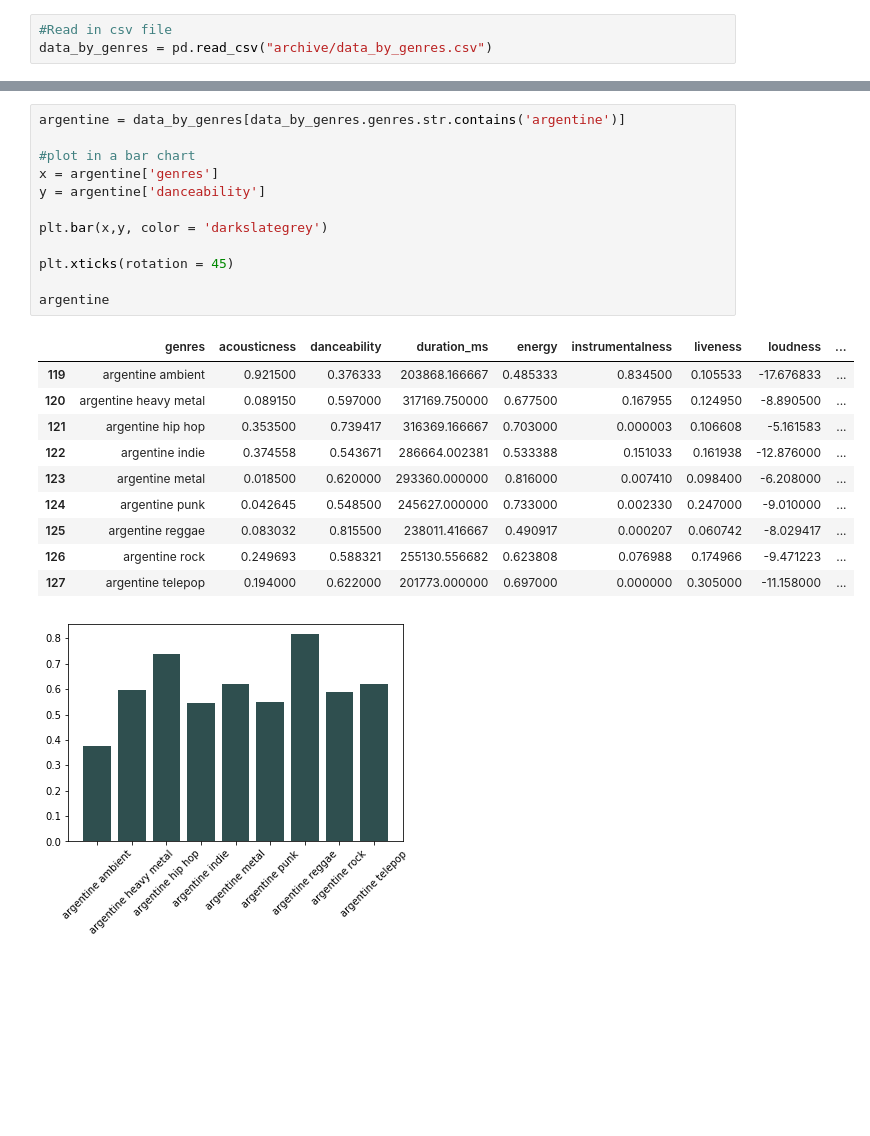
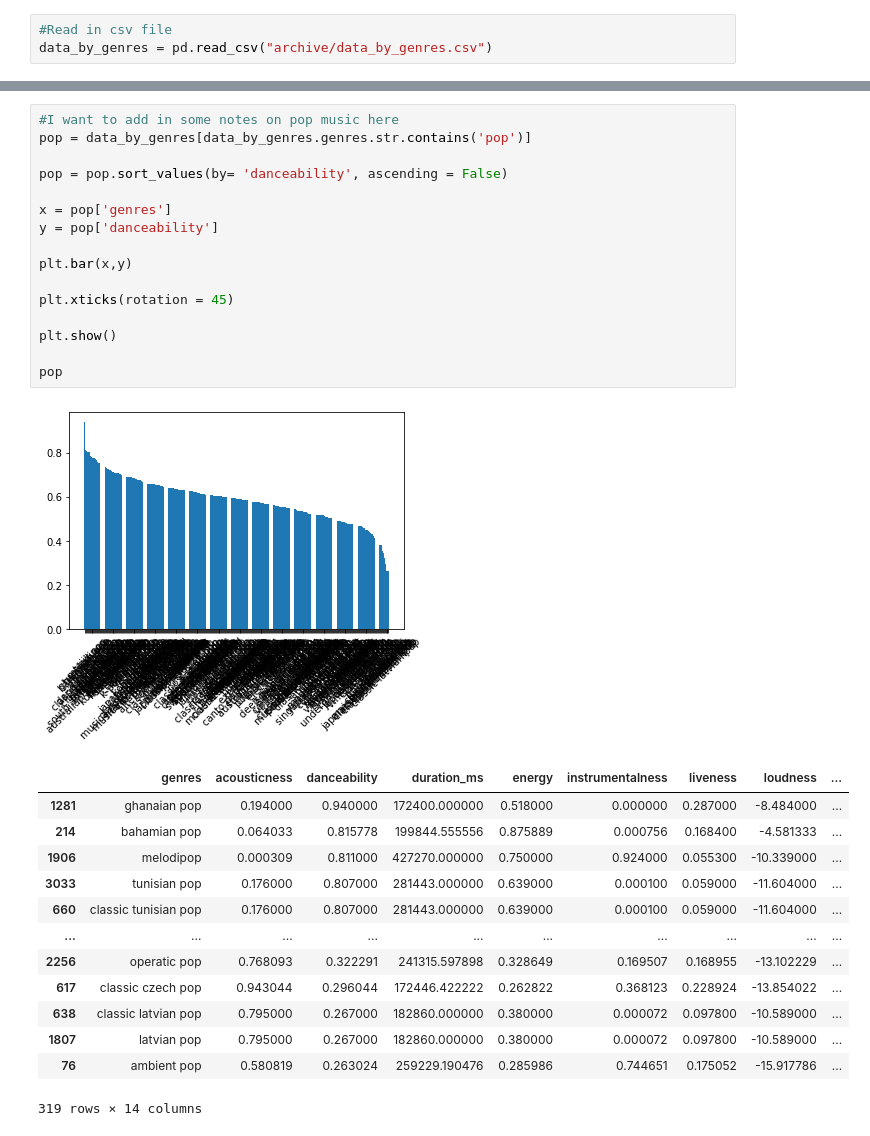
Before and after one commit to collinmpage/NWDS-project-one, a Jupyter notebook: data_visualized.ipynb, the cells around one changed output, grey strips where cells are left out. Drawn from its saved outputs; the diff is of its cells as text; blank space fills up the shorter version.

```diff
--- a/data_visualized.ipynb
+++ b/data_visualized.ipynb
@@ -76,24 +341,31 @@ plt.xticks(rotation = 45)
 # %%
-argentine = data_by_genres[data_by_genres.genres.str.contains('argentine')]
+#I want to add in some notes on pop music here
+pop = data_by_genres[data_by_genres.genres.str.contains('pop')]
 
-#plot in a bar chart
-x = argentine['genres']
-y = argentine['danceability']
+pop = pop.sort_values(by= 'danceability', ascending = False)
 
-plt.bar(x,y, color = 'darkslategrey')
+x = pop['genres']
+y = pop['danceability']
+
+plt.bar(x,y)
 
 plt.xticks(rotation = 45)
 
-argentine
+plt.show()
+
+pop
 # %% [output]
+[figure, new version]
 |  | genres | acousticness | danceability | duration_ms | energy | instrumentalness | liveness | loudness | ... |
-| 119 | argentine ambient | 0.921500 | 0.376333 | 203868.166667 | 0.485333 | 0.834500 | 0.105533 | -17.676833 | ... |
-| 120 | argentine heavy metal | 0.089150 | 0.597000 | 317169.750000 | 0.677500 | 0.167955 | 0.124950 | -8.890500 | ... |
-| 121 | argentine hip hop | 0.353500 | 0.739417 | 316369.166667 | 0.703000 | 0.000003 | 0.106608 | -5.161583 | ... |
-| 122 | argentine indie | 0.374558 | 0.543671 | 286664.002381 | 0.533388 | 0.151033 | 0.161938 | -12.876000 | ... |
-| 123 | argentine metal | 0.018500 | 0.620000 | 293360.000000 | 0.816000 | 0.007410 | 0.098400 | -6.208000 | ... |
-| 124 | argentine punk | 0.042645 | 0.548500 | 245627.000000 | 0.733000 | 0.002330 | 0.247000 | -9.010000 | ... |
-| 125 | argentine reggae | 0.083032 | 0.815500 | 238011.416667 | 0.490917 | 0.000207 | 0.060742 | -8.029417 | ... |
-| 126 | argentine rock | 0.249693 | 0.588321 | 255130.556682 | 0.623808 | 0.076988 | 0.174966 | -9.471223 | ... |
-| 127 | argentine telepop | 0.194000 | 0.622000 | 201773.000000 | 0.697000 | 0.000000 | 0.305000 | -11.158000 | ... |
+| 1281 | ghanaian pop | 0.194000 | 0.940000 | 172400.000000 | 0.518000 | 0.000000 | 0.287000 | -8.484000 | ... |
+| 214 | bahamian pop | 0.064033 | 0.815778 | 199844.555556 | 0.875889 | 0.000756 | 0.168400 | -4.581333 | ... |
+| 1906 | melodipop | 0.000309 | 0.811000 | 427270.000000 | 0.750000 | 0.924000 | 0.055300 | -10.339000 | ... |
+| 3033 | tunisian pop | 0.176000 | 0.807000 | 281443.000000 | 0.639000 | 0.000100 | 0.059000 | -11.604000 | ... |
+| 660 | classic tunisian pop | 0.176000 | 0.807000 | 281443.000000 | 0.639000 | 0.000100 | 0.059000 | -11.604000 | ... |
+| ... | ... | ... | ... | ... | ... | ... | ... | ... | ... |
+| 2256 | operatic pop | 0.768093 | 0.322291 | 241315.597898 | 0.328649 | 0.169507 | 0.168955 | -13.102229 | ... |
+| 617 | classic czech pop | 0.943044 | 0.296044 | 172446.422222 | 0.262822 | 0.368123 | 0.228924 | -13.854022 | ... |
+| 638 | classic latvian pop | 0.795000 | 0.267000 | 182860.000000 | 0.380000 | 0.000072 | 0.097800 | -10.589000 | ... |
+| 1807 | latvian pop | 0.795000 | 0.267000 | 182860.000000 | 0.380000 | 0.000072 | 0.097800 | -10.589000 | ... |
+| 76 | ambient pop | 0.580819 | 0.263024 | 259229.190476 | 0.285986 | 0.744651 | 0.175052 | -15.917786 | ... |
-[figure, old version]
+319 rows × 14 columns
```
Also changed, not shown: parts of 21 cells of this notebook.
